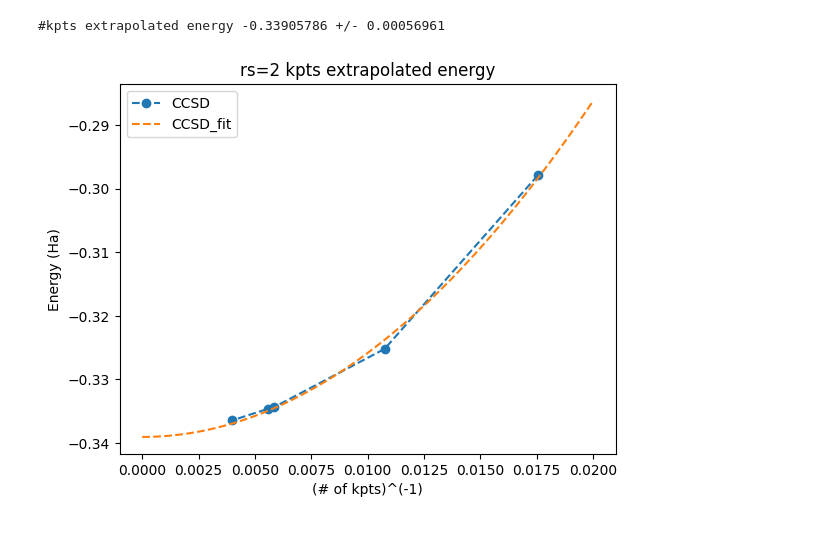
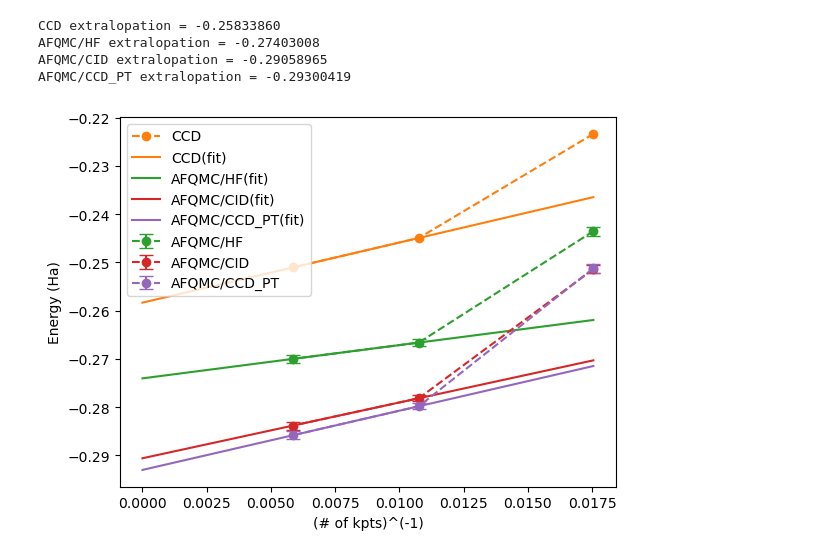
Before and after one commit to zh-yichi/ueg, a Jupyter notebook: extrapolate_rs5.ipynb, the cells around one changed output. Cells and saved outputs as stored; diff of their text form; code cells hidden in the pictures.

```diff
--- a/extrapolate_rs5.ipynb
+++ b/extrapolate_rs5.ipynb
@@ -67,14 +130,53 @@ extralopation b = -0.33905786 +/- 0.00056961
-# %%
-x = np.linspace(0,0.02,100)
-eccsd_fit = a*x**2  + c
-print(f'#kpts extrapolated energy {c:.8f} +/- {dc:.8f}')
-plt.plot(inv_m,ccsd_corr,'o--',label='CCSD')
-plt.plot(x,eccsd_fit,'--',label='CCSD_fit')
-plt.xlabel('(# of kpts)^(-1)')
-plt.ylabel('Energy (Ha)')
-plt.title('rs=2 kpts extrapolated energy')
-plt.legend()
-plt.show()
-# %% [output]
-#kpts extrapolated energy -0.33905786 +/- 0.00056961
-[figure, removed]
+# %%
+#Linear
+
+#CCD
+inv_m = 1/m[-2:]
+A = np.column_stack([inv_m, np.ones_like(inv_m)])
+(a, b), residuals, rank, s = np.linalg.lstsq(A, ccsd_corr[-2:], rcond=None)
+print(f'CCD extralopation = {b:.8f}')
+
+# AFQMC/HF
+inv_m = 1/m[-2:]
+A = np.column_stack([inv_m, np.ones_like(inv_m)])
+(c, d), residuals, rank, s = np.linalg.lstsq(A, afqmc_hf_corr[-2:], rcond=None)
+print(f'AFQMC/HF extralopation = {d:.8f}')
+
+# AFQMC/CID
+inv_m = 1/m[-2:]
+A = np.column_stack([inv_m, np.ones_like(inv_m)])
+(e, f), residuals, rank, s = np.linalg.lstsq(A, afqmc_ci_corr[-2:], rcond=None)
+print(f'AFQMC/CID extralopation = {f:.8f}')
+
+# AFQMC/CCD_PT
+inv_m = 1/m[-2:]
+A = np.column_stack([inv_m, np.ones_like(inv_m)])
+(g, h), residuals, rank, s = np.linalg.lstsq(A, afqmc_pt_corr[-2:], rcond=None)
+print(f'AFQMC/CCD_PT extralopation = {h:.8f}')
+# %% [output]
+CCD extralopation = -0.25833860
+AFQMC/HF extralopation = -0.27403008
+AFQMC/CID extralopation = -0.29058965
+AFQMC/CCD_PT extralopation = -0.29300419
+# %%
+x = np.linspace(0,inv_m.max(),100)
+y1 = a*x + b
+y2 = c*x + d
+y3 = e*x + f
+y4 = g*x + h
+inv_m = 1/m
+
+plt.plot(inv_m,ccsd_corr,'o--',color='C1',label='CCD')
+plt.errorbar(inv_m,afqmc_hf_corr,yerr=afqmc_hf_err,fmt='o--',capsize=5,color='C2',label='AFQMC/HF')
+plt.errorbar(inv_m,afqmc_ci_corr,yerr=afqmc_hf_err,fmt='o--',capsize=5,color='C3',label='AFQMC/CID')
+plt.errorbar(inv_m,afqmc_pt_corr,yerr=afqmc_hf_err,fmt='o--',capsize=5,color='C4',label='AFQMC/CCD_PT')
+plt.plot(x,y1,'-',color='C1',label='CCD(fit)')
+plt.plot(x,y2,'-',color='C2',label='AFQMC/HF(fit)')
+plt.plot(x,y3,'-',color='C3',label='AFQMC/CID(fit)')
+plt.plot(x,y4,'-',color='C4',label='AFQMC/CCD_PT(fit)')
+plt.xlabel('(# of kpts)^(-1)')
+plt.ylabel('Energy (Ha)')
+plt.legend()
+plt.show()
+# %% [output]
+[figure, added]
```
Also changed, not shown: parts of 8 cells of this notebook.
